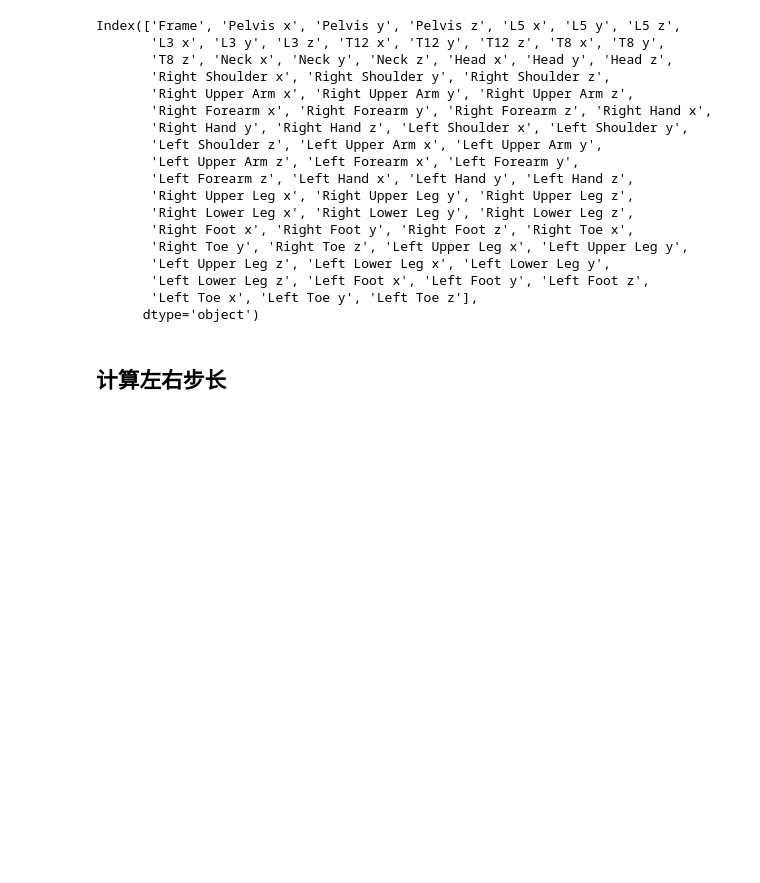
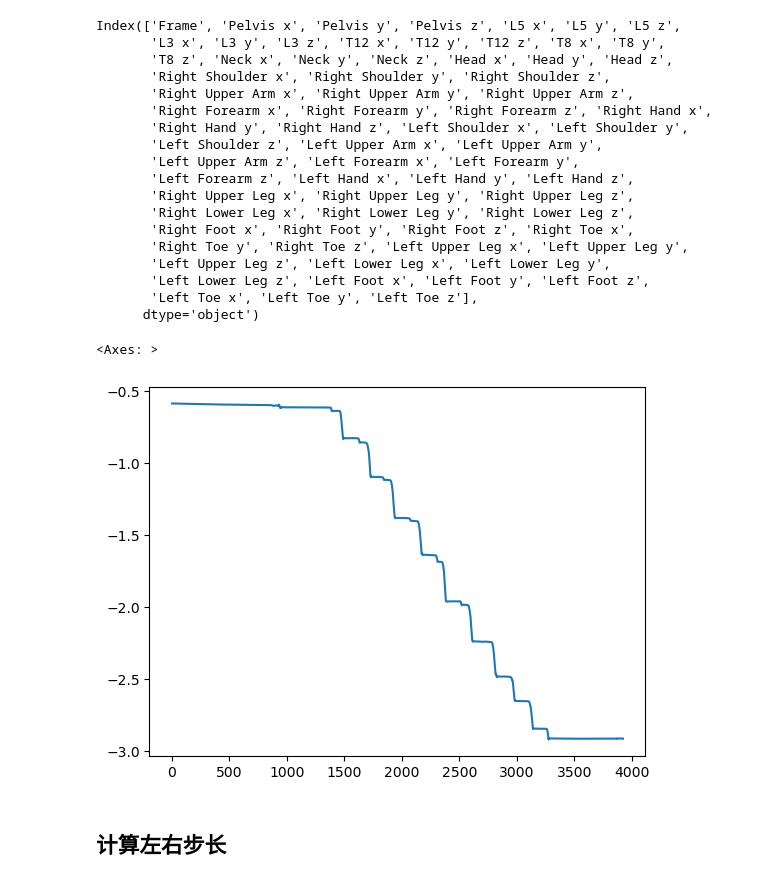
Before and after one commit to Allwillcome/--_----, a Jupyter notebook: Notes/20230513_计算XsensMVN步频步高步长.ipynb, the cells around one changed output. Drawn from its saved outputs; the diff is of its cells as text; code cells hidden in the pictures; blank space fills up the shorter version.

```diff
--- a/Notes/20230513_计算XsensMVN步频步高步长.ipynb
+++ b/Notes/20230513_计算XsensMVN步频步高步长.ipynb
@@ -73,6 +73,11 @@ Index(['Frame', 'Pelvis x', 'Pelvis y', 'Pelvis z', 'L5 x', 'L5 y', 'L5 z',
        'Left Lower Leg z', 'Left Foot x', 'Left Foot y', 'Left Foot z',
        'Left Toe x', 'Left Toe y', 'Left Toe z'],
       dtype='object')
+# %%
+df.loc[:,'Left Foot x'].plot()
+# %% [output]
+<Axes: >
+[figure, added]
 # %% [markdown]
 ## 计算左右步长
 # %%
```
Also changed, not shown: parts of 7 cells of this notebook, 6 other files.
